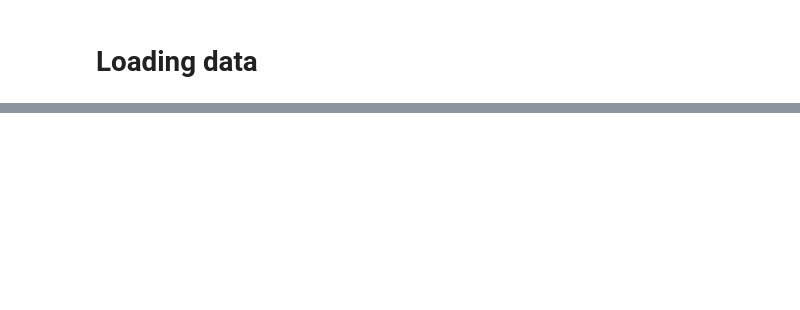
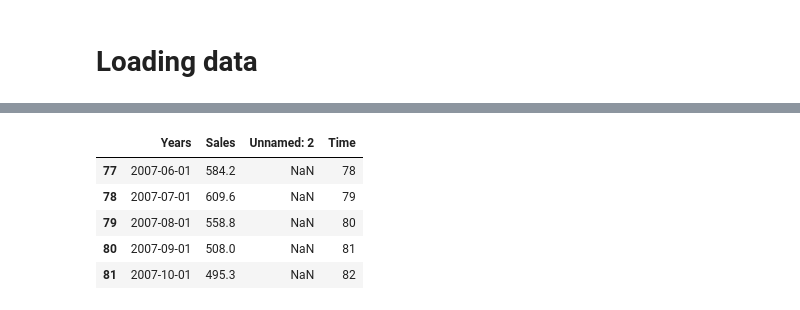
Before and after one commit to GregHHH/Python, a Jupyter notebook: computer_science/21.11.18/cours_python_journee_3.ipynb, the cells around one changed output, grey strips where cells are left out. Saved outputs shown, nothing was run; the diff lists cells and outputs as text; code cells hidden in the pictures; blank space fills up the shorter version.

```diff
--- a/computer_science/21.11.18/cours_python_journee_3.ipynb
+++ b/computer_science/21.11.18/cours_python_journee_3.ipynb
@@ -17,0 +26,12 @@ df.head()
+# %%
+df_train = df.loc[:81]
+df_test = df.loc[82:]
+# %%
+df_train.tail()
+# %% [output]
+|  | Years | Sales | Unnamed: 2 | Time |
+| 77 | 2007-06-01 | 584.2 | NaN | 78 |
+| 78 | 2007-07-01 | 609.6 | NaN | 79 |
+| 79 | 2007-08-01 | 558.8 | NaN | 80 |
+| 80 | 2007-09-01 | 508.0 | NaN | 81 |
+| 81 | 2007-10-01 | 495.3 | NaN | 82 |
```
Also changed, not shown: parts of 15 cells of this notebook, 2 other files.
